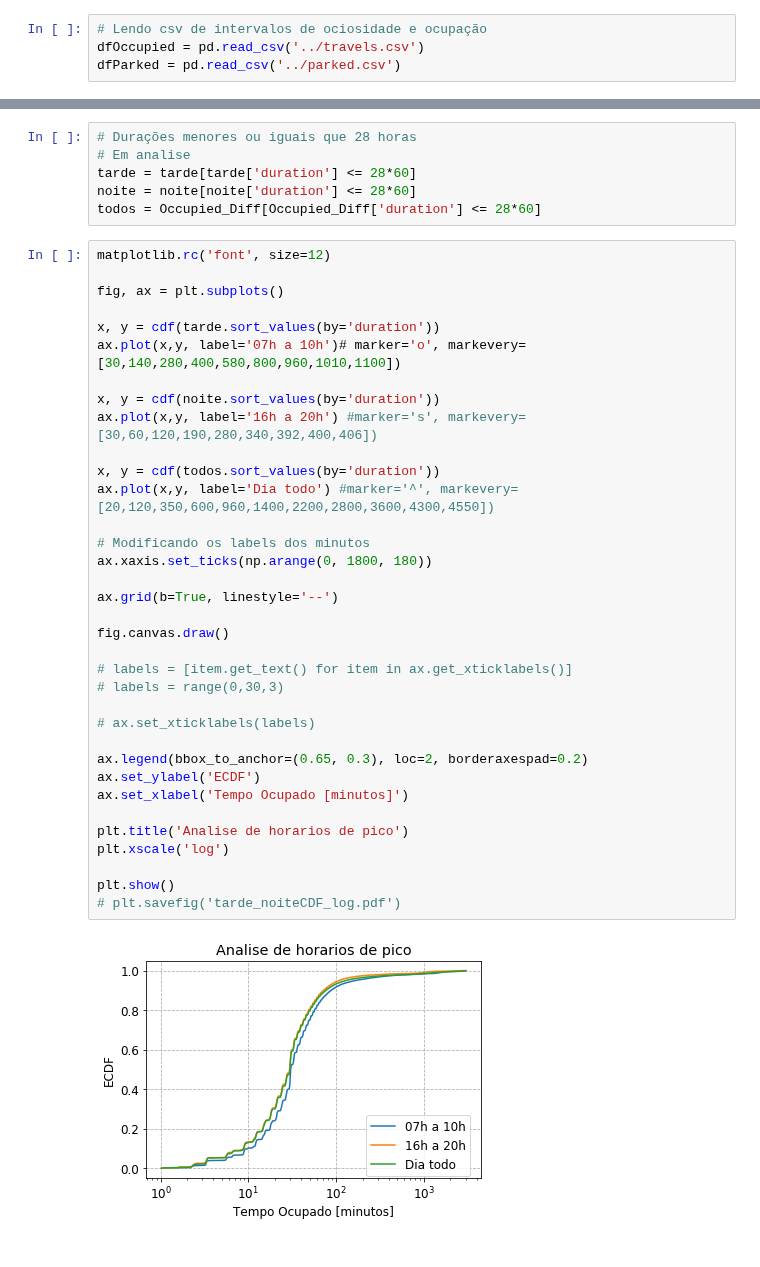
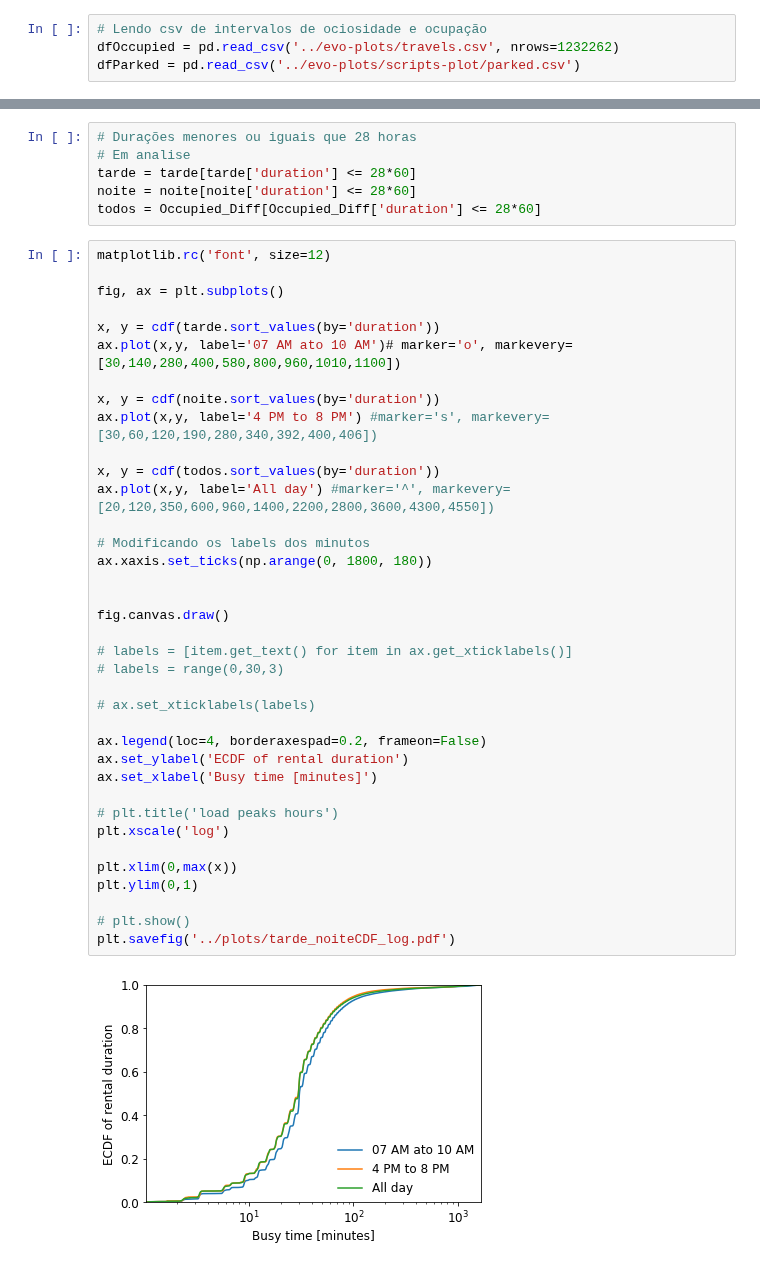
Before and after one commit to netlabufjf/Evo-Scripts, a Jupyter notebook: CDF_Plot_Evo.ipynb, the cells around one changed output, grey strips where cells are left out. Cells and saved outputs as stored; diff of their text form.

Commit message:
Organizing cdf plots

```diff
--- a/CDF_Plot_Evo.ipynb
+++ b/CDF_Plot_Evo.ipynb
@@ -11,8 +11,8 @@ import numpy as np
 ## Coletando a duração de cada viagem.
 # %%
 # Lendo csv de intervalos de ociosidade e ocupação
-dfOccupied = pd.read_csv('../travels.csv')
-dfParked = pd.read_csv('../parked.csv')
+dfOccupied = pd.read_csv('../evo-plots/travels.csv', nrows=1232262)
+dfParked = pd.read_csv('../evo-plots/scripts-plot/parked.csv')
 # %%
 car_ids = list(dfOccupied.Id.unique())
 
@@ -387,37 +385,39 @@ todos = Occupied_Diff[Occupied_Diff['duration'] <= 28*60]
 # %%
 matplotlib.rc('font', size=12)
 
 fig, ax = plt.subplots()
 
 x, y = cdf(tarde.sort_values(by='duration'))
-ax.plot(x,y, label='07h a 10h')# marker='o', markevery=[30,140,280,400,580,800,960,1010,1100])
+ax.plot(x,y, label='07 AM ato 10 AM')# marker='o', markevery=[30,140,280,400,580,800,960,1010,1100])
 
 x, y = cdf(noite.sort_values(by='duration'))
-ax.plot(x,y, label='16h a 20h') #marker='s', markevery=[30,60,120,190,280,340,392,400,406])
+ax.plot(x,y, label='4 PM to 8 PM') #marker='s', markevery=[30,60,120,190,280,340,392,400,406])
 
 x, y = cdf(todos.sort_values(by='duration'))
-ax.plot(x,y, label='Dia todo') #marker='^', markevery=[20,120,350,600,960,1400,2200,2800,3600,4300,4550])
+ax.plot(x,y, label='All day') #marker='^', markevery=[20,120,350,600,960,1400,2200,2800,3600,4300,4550])
 
 # Modificando os labels dos minutos
 ax.xaxis.set_ticks(np.arange(0, 1800, 180))
 
-ax.grid(b=True, linestyle='--')
 
 fig.canvas.draw()
 
 # labels = [item.get_text() for item in ax.get_xticklabels()]
 # labels = range(0,30,3)
 
 # ax.set_xticklabels(labels)
 
-ax.legend(bbox_to_anchor=(0.65, 0.3), loc=2, borderaxespad=0.2)
-ax.set_ylabel('ECDF')
-ax.set_xlabel('Tempo Ocupado [minutos]')
+ax.legend(loc=4, borderaxespad=0.2, frameon=False)
+ax.set_ylabel('ECDF of rental duration')
+ax.set_xlabel('Busy time [minutes]')
 
-plt.title('Analise de horarios de pico')
+# plt.title('load peaks hours')
 plt.xscale('log')
 
-plt.show()
-# plt.savefig('tarde_noiteCDF_log.pdf')
+plt.xlim(0,max(x))
+plt.ylim(0,1)
+
+# plt.show()
+plt.savefig('../plots/tarde_noiteCDF_log.pdf')
 # %% [output]
-[figure, old version]
+[figure, new version]
```
Also changed, not shown: parts of 7 cells of this notebook.
